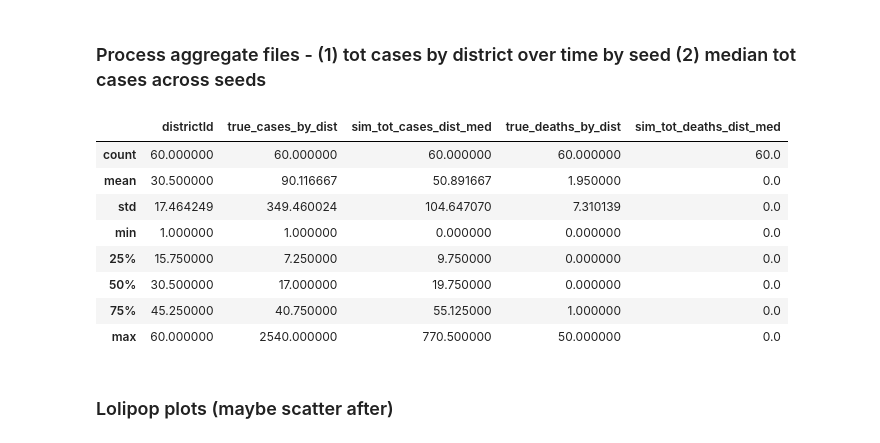
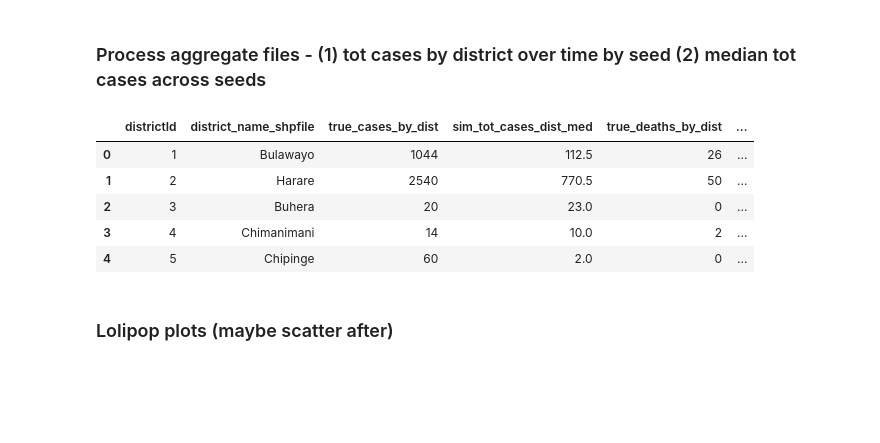
Before and after one commit to dime-worldbank/Disease-Modelling-SSA, a Jupyter notebook: notebooks/Sensitivity_analysis.ipynb, the cells around one changed output. Cells and saved outputs as stored; diff of their text form; code cells hidden in the pictures; blank space fills up the shorter version.

```diff
--- a/notebooks/Sensitivity_analysis.ipynb
+++ b/notebooks/Sensitivity_analysis.ipynb
@@ -121,42 +121,39 @@ cases_by_dist_med.sort_values(by='districtId')
 cases_by_dist.rename(columns={'metric_new_cases_sympt':'sim_tot_cases_dist','metric_new_deaths':'sim_tot_died_dist'}, inplace=True)
 # rename metric_new_cases col to denote it is by district by day for each seed
 cases_by_dist_med.rename(columns={'metric_new_cases_sympt':'sim_tot_cases_dist_med'}, inplace=True)
 cases_by_dist_med.rename(columns={'metric_new_deaths':'sim_tot_deaths_dist_med'}, inplace=True)
 
 
 #add variables to denote seed of the run, beta value & no. days
 files= [cases_by_dist] #,cases_by_dist_med]
 for x in files:
     x ['beta'] = beta
     x ['run_length']= run_length
     x.reset_index(level=['districtId', 'seed'], inplace=True)
 
 #generate output files to check
 cases_by_dist.to_csv(path_output+'cases_by_dist.csv')
 cases_by_dist_med.to_csv(path_output+'cases_by_dist_med.csv')
 
 #add on the true data
 true_tots= (path+ "../preprocessed/line_list/district_tots_deaths_cases.csv")
 true_tots= pd.read_csv(true_tots)
 true_tots.rename(columns={'new_district_id':'districtId'}, inplace=True)
 true_tots.rename(columns={'tot_cases_by_district':'true_cases_by_dist'}, inplace=True)
 true_tots.rename(columns={'tot_deaths_by_district':'true_deaths_by_dist'}, inplace=True)
 
 true_tots.head()
 
 #join true and sim data
 dist_true_plus_sim = pd.merge (true_tots,cases_by_dist_med, on = 'districtId', how='outer', validate='one_to_one')
 dist_true_plus_sim = dist_true_plus_sim[['districtId', 'district_name_shpfile', 'true_cases_by_dist', 'sim_tot_cases_dist_med', 'true_deaths_by_dist', 'sim_tot_deaths_dist_med']]
-dist_true_plus_sim.describe()
+dist_true_plus_sim.head()
 # %% [output]
-|  | districtId | true_cases_by_dist | sim_tot_cases_dist_med | true_deaths_by_dist | sim_tot_deaths_dist_med |
-| count | 60.000000 | 60.000000 | 60.000000 | 60.000000 | 60.0 |
-| mean | 30.500000 | 90.116667 | 50.891667 | 1.950000 | 0.0 |
-| std | 17.464249 | 349.460024 | 104.647070 | 7.310139 | 0.0 |
-| min | 1.000000 | 1.000000 | 0.000000 | 0.000000 | 0.0 |
-| 25% | 15.750000 | 7.250000 | 9.750000 | 0.000000 | 0.0 |
-| 50% | 30.500000 | 17.000000 | 19.750000 | 0.000000 | 0.0 |
-| 75% | 45.250000 | 40.750000 | 55.125000 | 1.000000 | 0.0 |
-| max | 60.000000 | 2540.000000 | 770.500000 | 50.000000 | 0.0 |
+|  | districtId | district_name_shpfile | true_cases_by_dist | sim_tot_cases_dist_med | true_deaths_by_dist | ... |
+| 0 | 1 | Bulawayo | 1044 | 112.5 | 26 | ... |
+| 1 | 2 | Harare | 2540 | 770.5 | 50 | ... |
+| 2 | 3 | Buhera | 20 | 23.0 | 0 | ... |
+| 3 | 4 | Chimanimani | 14 | 10.0 | 2 | ... |
+| 4 | 5 | Chipinge | 60 | 2.0 | 0 | ... |
 # %% [markdown]
 ### Lolipop plots  (maybe scatter after)
```
Also changed, not shown: parts of 3 cells of this notebook, 1 other file.
